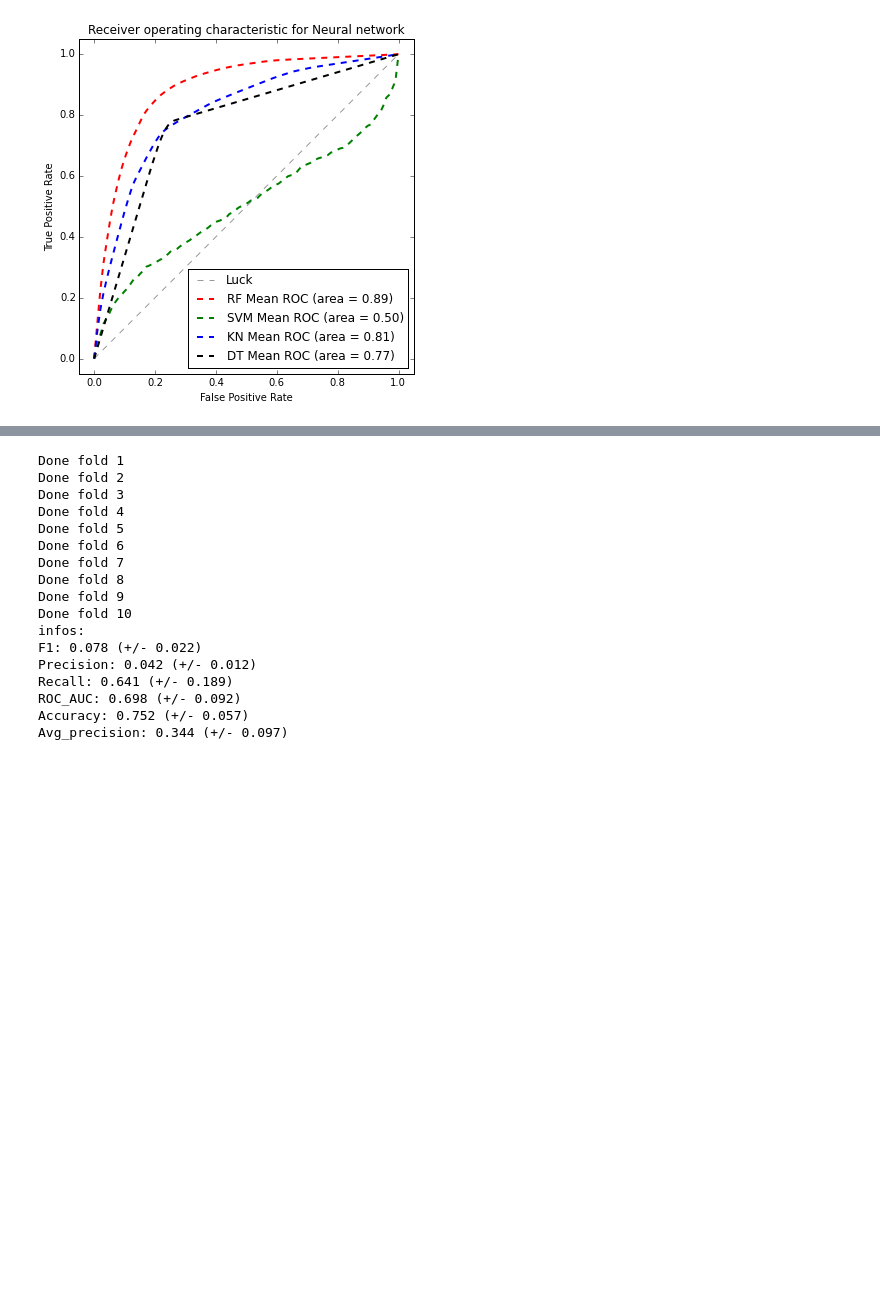
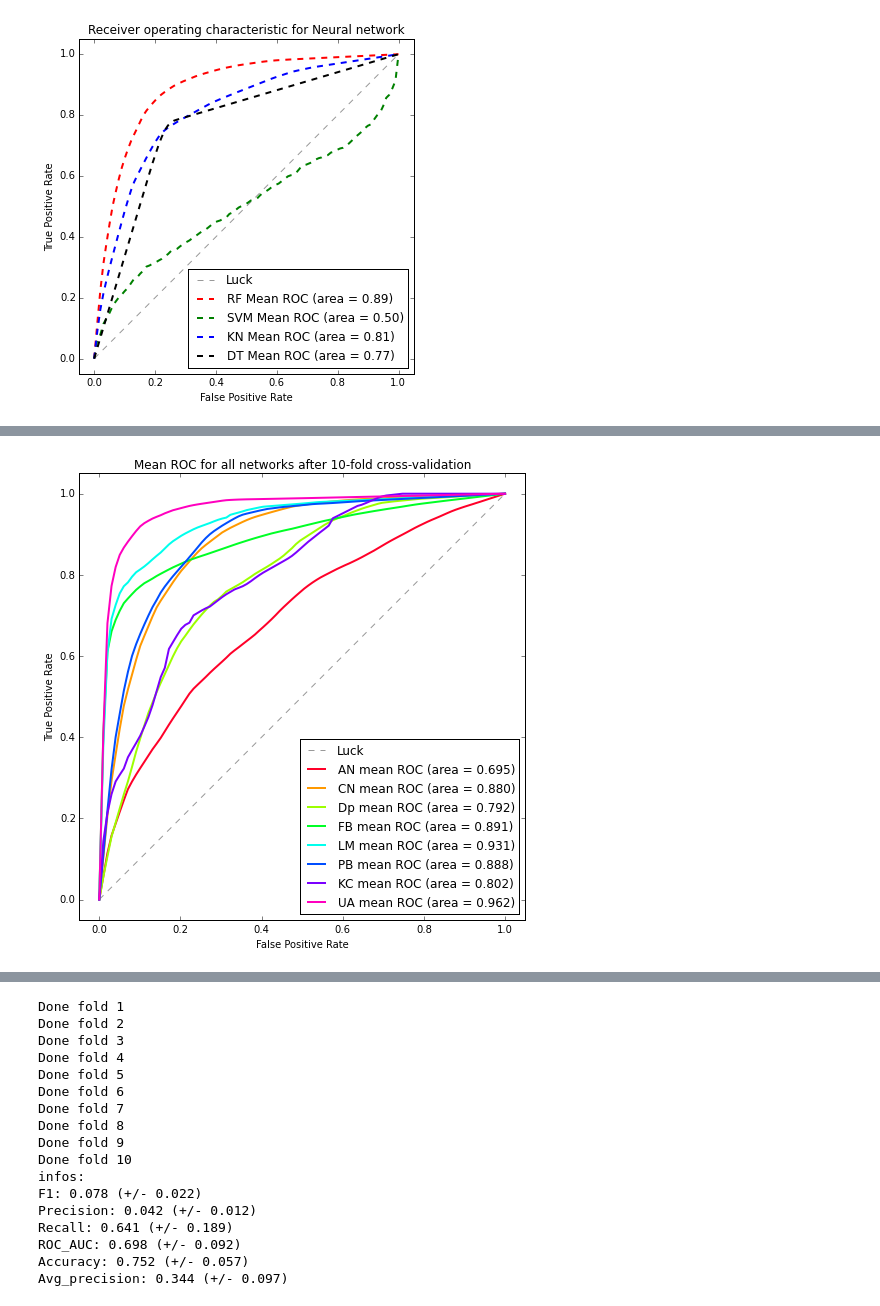
Before and after one commit to libfun/Course_m1_2015, a Jupyter notebook: ipynb/Link_Prediction_2.ipynb, the cells around one changed output, grey strips where cells are left out. Saved outputs shown, nothing was run; the diff lists cells and outputs as text; code cells hidden in the pictures; blank space fills up the shorter version.

```diff
--- a/ipynb/Link_Prediction_2.ipynb
+++ b/ipynb/Link_Prediction_2.ipynb
@@ -825,27 +845,39 @@ Avg_precision: 0.358 (+/- 0.080)
+# %%
+import pickle
+na_auc = pickle.load(open('na_auc.pkl', 'rb'))
+cn_auc = pickle.load(open('cn_auc.pkl', 'rb'))
+dp = pickle.load(open('dp.pkl', 'rb'))
+fb_auc = pickle.load(open('fb_auc.pkl', 'rb'))
+lm_auc = pickle.load(open('lm_auc.pkl', 'rb'))
+pb_auc = pickle.load(open('pb_auc.pkl', 'rb'))
+kc_auc = pickle.load(open('kc_auc.pkl', 'rb'))
+ua_auc = pickle.load(open('ua_auc.pkl', 'rb'))
 # %%
 import matplotlib.cm as cm
 
 plt.figure(figsize = (8, 8))
 plt.xlim([-0.05, 1.05])
 plt.ylim([-0.05, 1.05])
 plt.xlabel('False Positive Rate')
 plt.ylabel('True Positive Rate')
 plt.title("Mean ROC for all networks after 10-fold cross-validation")
 loc_colors = iter(cm.gist_rainbow(np.linspace(0, 1, 8)))
 plt.plot([0, 1], [0, 1], '--', color=(0.6, 0.6, 0.6), label='Luck')
-plt.plot(na_auc[0], na_auc[1], '-', color = next(loc_colors), label='AN mean ROC (area = %0.3f)' % 0.687, lw=2)
-plt.plot(cn_auc[0], cn_auc[1], '-', color = next(loc_colors), label='CN mean ROC (area = %0.3f)' % 0.884, lw=2)
-plt.plot(dp[0], dp[1], '-', color = next(loc_colors), label='Dp mean ROC (area = %0.3f)' % 0.803, lw=2)
-plt.plot(fb_auc[0], fb_auc[1], '-', color = next(loc_colors), label='FB mean ROC (area = %0.3f)' % 0.882, lw=2)
-plt.plot(lm_auc[0], lm_auc[1], '-', color = next(loc_colors), label='LM mean ROC (area = %0.3f)' % 0.941, lw=2)
-plt.plot(pb_auc[0], pb_auc[1], '-', color = next(loc_colors), label='PB mean ROC (area = %0.3f)' % 0.893, lw=2)
-plt.plot(kc_auc[0], kc_auc[1], '-', color = next(loc_colors), label='KC mean ROC (area = %0.3f)' % 0.792, lw=2)
+plt.plot(na_auc[0], na_auc[1], '-', color = next(loc_colors), label='AN mean ROC (area = %0.3f)' % 0.695, lw=2)
+plt.plot(cn_auc[0], cn_auc[1], '-', color = next(loc_colors), label='CN mean ROC (area = %0.3f)' % 0.880, lw=2)
+plt.plot(dp[0], dp[1], '-', color = next(loc_colors), label='Dp mean ROC (area = %0.3f)' % 0.792, lw=2)
+plt.plot(fb_auc[0], fb_auc[1], '-', color = next(loc_colors), label='FB mean ROC (area = %0.3f)' % 0.891, lw=2)
+plt.plot(lm_auc[0], lm_auc[1], '-', color = next(loc_colors), label='LM mean ROC (area = %0.3f)' % 0.931, lw=2)
+plt.plot(pb_auc[0], pb_auc[1], '-', color = next(loc_colors), label='PB mean ROC (area = %0.3f)' % 0.888, lw=2)
+plt.plot(kc_auc[0], kc_auc[1], '-', color = next(loc_colors), label='KC mean ROC (area = %0.3f)' % 0.802, lw=2)
 plt.plot(ua_auc[0], ua_auc[1], '-', color = next(loc_colors), label='UA mean ROC (area = %0.3f)' % 0.962, lw=2)
 
 plt.legend(loc = "lower right")
 plt.savefig('fin_rocs.png', dpi = 300, transparent = True)
-plt.savefig('fin_rocs_3k.png', dpi = 3000, transparent = True)
+plt.savefig('fin_rocs_2k.png', dpi = 2000, transparent = True)
 plt.show()
+# %% [output]
+[figure, added]
 # %%
 newman_adjnoun = nx.read_gml('./netws/newman/adjnoun/adjnoun.gml')
 na_auc = run_folds_alg(newman_adjnoun, name = "Word adjacencies", fname = 'AN_test.png')
```
Also changed, not shown: parts of 9 cells of this notebook, 18 other files.
